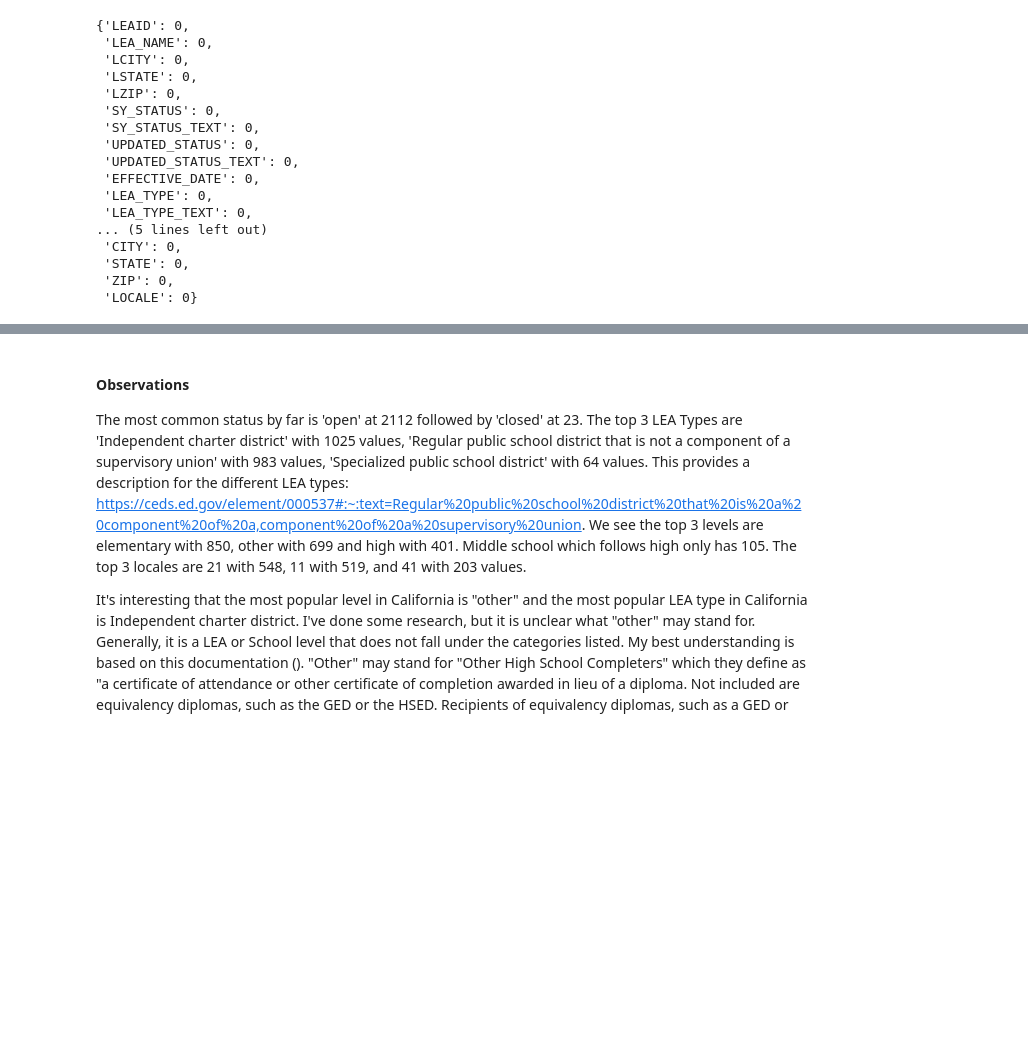
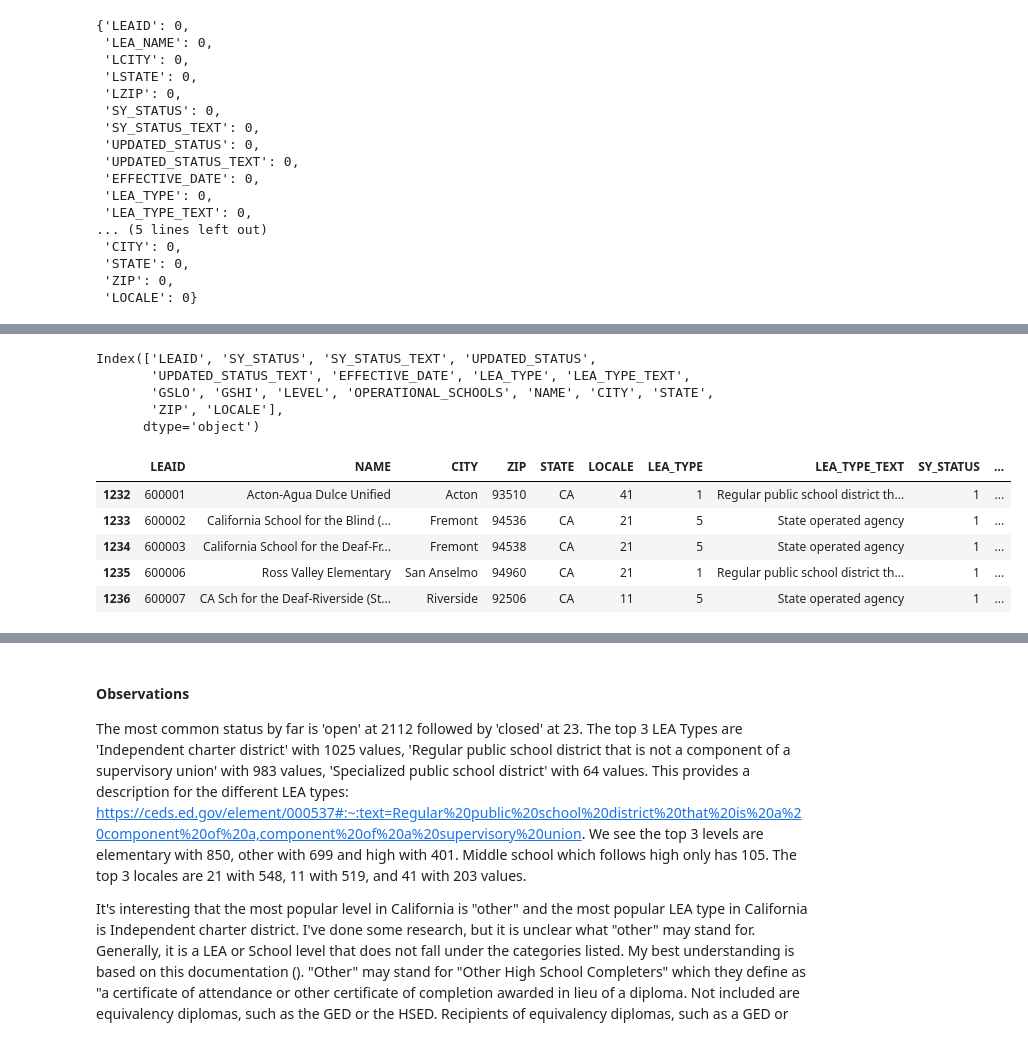
Before and after one commit to emilyslopez/datasci_practice_projects, a Jupyter notebook: predictive_modeling/LEA_predictive_modeling.ipynb, the cells around one changed output, grey strips where cells are left out. Drawn from its saved outputs; the diff is of its cells as text; code cells hidden in the pictures; blank space fills up the shorter version.

```diff
--- a/predictive_modeling/LEA_predictive_modeling.ipynb
+++ b/predictive_modeling/LEA_predictive_modeling.ipynb
@@ -404,0 +413,5 @@ We see that the name, state, city, zips in both tables match, there are no missi
+# %%
+print(f'joined df shape before dropping columns: {joined.shape}')
+joined = joined.drop(columns=["LEA_NAME", "LCITY", "LSTATE", "LZIP"])
+print(f'joined df shape after dropping columns: {joined.shape}')
+joined.head()
@@ -404,0 +427,22 @@ We see that the name, state, city, zips in both tables match, there are no missi
+# %%
+joined.columns
+# %% [output]
+Index(['LEAID', 'SY_STATUS', 'SY_STATUS_TEXT', 'UPDATED_STATUS',
+       'UPDATED_STATUS_TEXT', 'EFFECTIVE_DATE', 'LEA_TYPE', 'LEA_TYPE_TEXT',
+       'GSLO', 'GSHI', 'LEVEL', 'OPERATIONAL_SCHOOLS', 'NAME', 'CITY', 'STATE',
+       'ZIP', 'LOCALE'],
+      dtype='object')
+# %%
+# reorder collumns in a logical format
+joined = joined[['LEAID', 'NAME', 'CITY', 'ZIP','STATE', 'LOCALE',\
+                'LEA_TYPE', 'LEA_TYPE_TEXT', 'SY_STATUS','SY_STATUS_TEXT',\
+                'UPDATED_STATUS','UPDATED_STATUS_TEXT', 'EFFECTIVE_DATE',\
+                'OPERATIONAL_SCHOOLS','GSLO', 'GSHI', 'LEVEL' ]]
+joined.head()
+# %% [output]
+|  | LEAID | NAME | CITY | ZIP | STATE | LOCALE | LEA_TYPE | LEA_TYPE_TEXT | SY_STATUS | ... |
+| 1232 | 600001 | Acton-Agua Dulce Unified | Acton | 93510 | CA | 41 | 1 | Regular public school district th... | 1 | ... |
+| 1233 | 600002 | California School for the Blind (... | Fremont | 94536 | CA | 21 | 5 | State operated agency | 1 | ... |
+| 1234 | 600003 | California School for the Deaf-Fr... | Fremont | 94538 | CA | 21 | 5 | State operated agency | 1 | ... |
+| 1235 | 600006 | Ross Valley Elementary | San Anselmo | 94960 | CA | 21 | 1 | Regular public school district th... | 1 | ... |
+| 1236 | 600007 | CA Sch for the Deaf-Riverside (St... | Riverside | 92506 | CA | 11 | 5 | State operated agency | 1 | ... |
```
Also changed, not shown: parts of 9 cells of this notebook.
